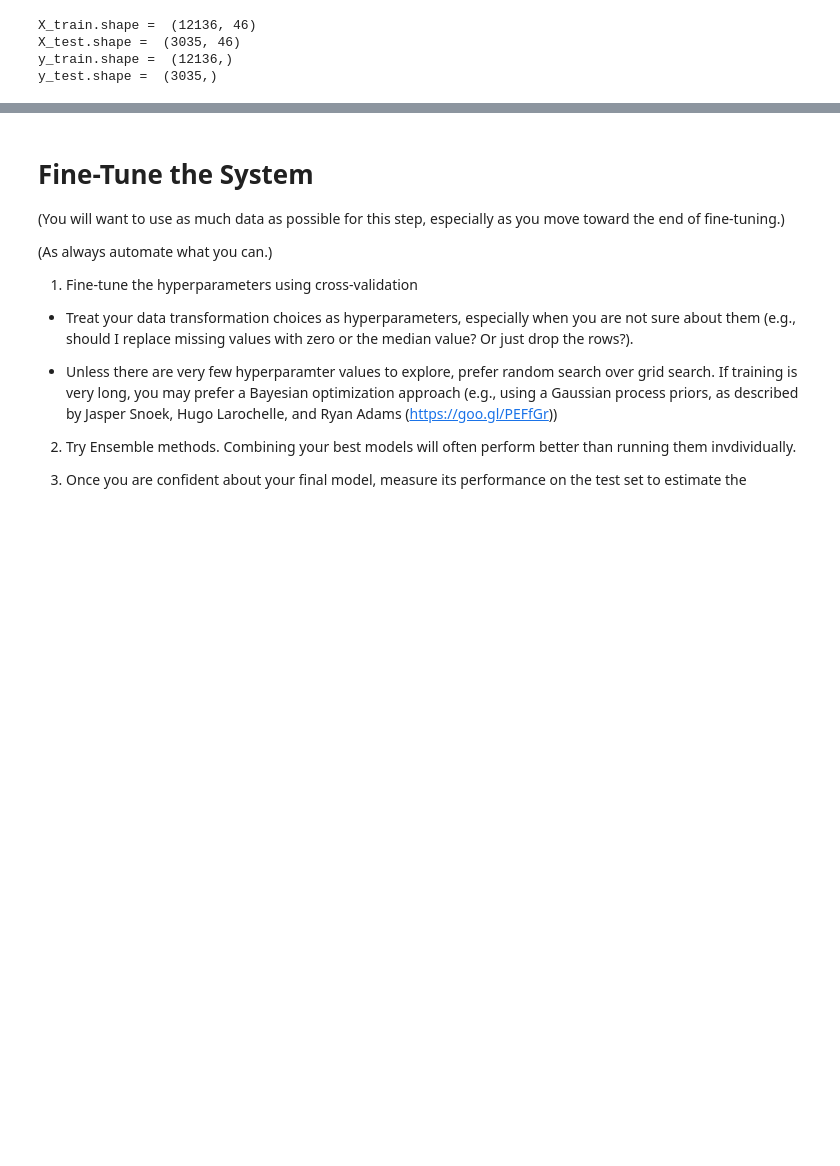
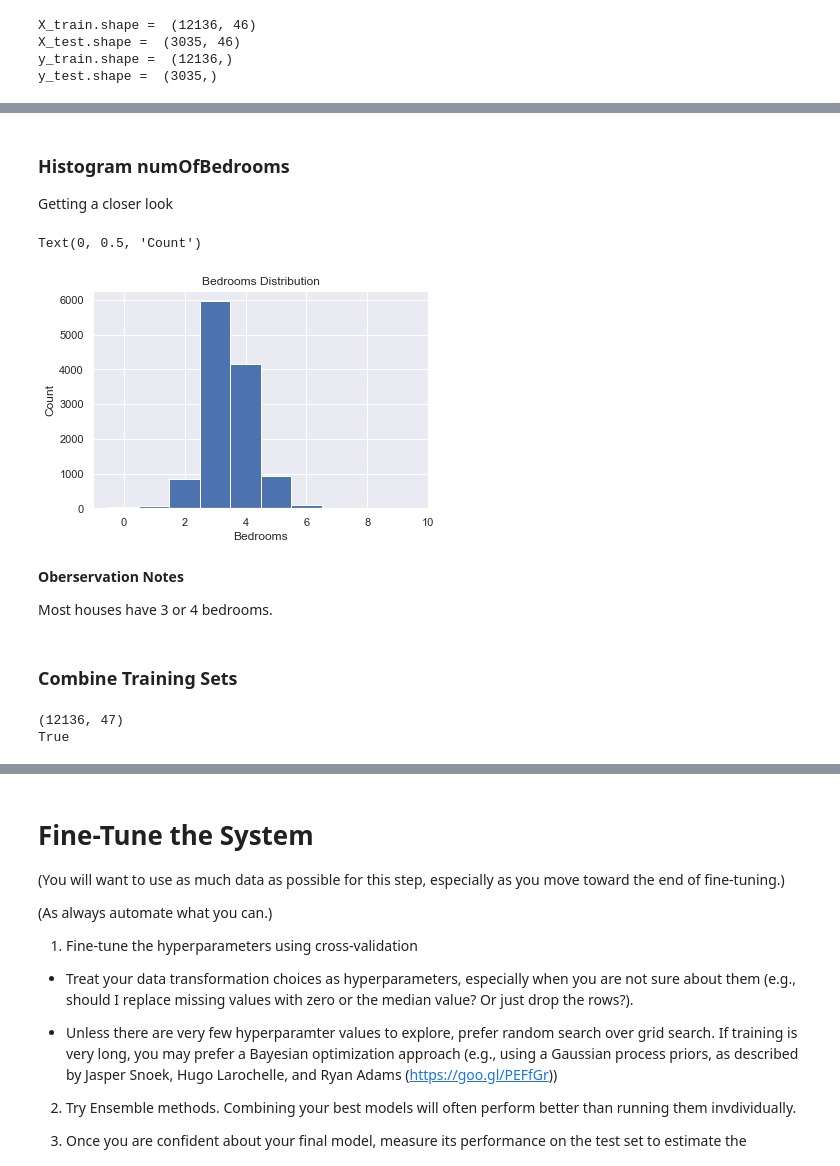
Before and after one commit to OscarKodes/100-Days-of-Data-Projects, a Jupyter notebook: 4-Texas_Housing_Prices/Texas Housing Prices.ipynb, the cells around one changed output, grey strips where cells are left out. Cells and saved outputs as stored; diff of their text form; code cells hidden in the pictures; blank space fills up the shorter version.

Commit message:
Day 15-16: Conduct exporatory analysis and data preperation on the Austin Texas data set.

```diff
--- a/4-Texas_Housing_Prices/Texas Housing Prices.ipynb
+++ b/4-Texas_Housing_Prices/Texas Housing Prices.ipynb
@@ -103,0 +242,31 @@ y_test.shape =  (3035,)
+# %% [markdown]
+### Histogram numOfBedrooms
+
+Getting a closer look
+# %%
+X_train["numOfBedrooms"].hist(bins=[0, 1, 2, 3, 4, 5, 6, 7, 8, 9, 10],
+                             align="left")
+
+plt.title("Bedrooms Distribution")
+plt.xlabel("Bedrooms")
+plt.ylabel("Count")
+# %% [output]
+Text(0, 0.5, 'Count')
+[figure, added]
+# %% [markdown]
+**Oberservation Notes**
+
+Most houses have 3 or 4 bedrooms.
+# %% [markdown]
+### Combine Training Sets
+# %%
+combined_train_set = pd.concat([X_train, y_train], axis=1)
+
+# check records and features
+print(combined_train_set.shape)
+
+# check if cleaned_training_set is a dataframe
+print(isinstance(combined_train_set, pd.DataFrame))
+# %% [output]
+(12136, 47)
+True
```
Also changed, not shown: parts of 52 cells of this notebook.
